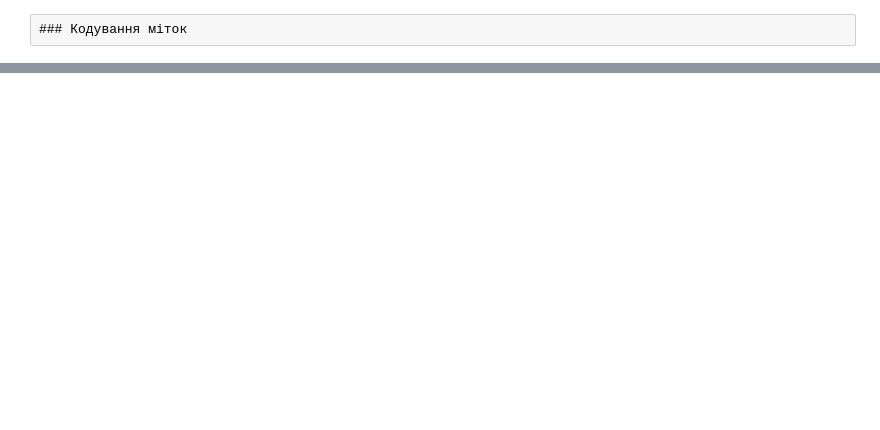
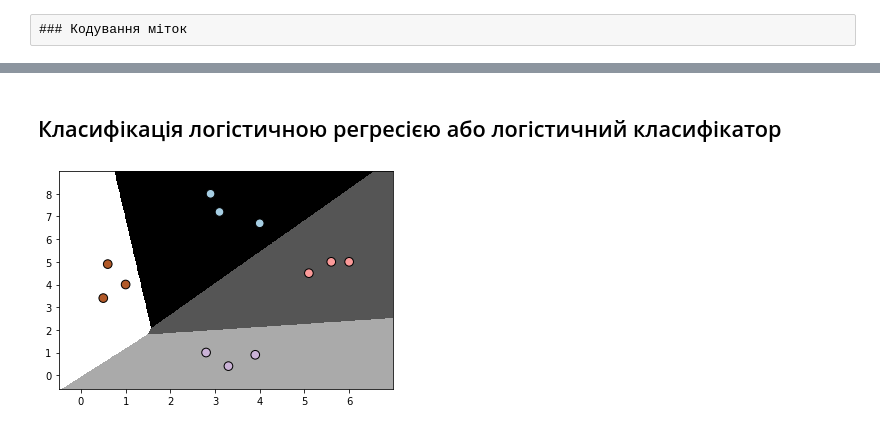
Before and after one commit to Vidzhel/AI, a Jupyter notebook: ЛР-1_Класифікація/lab.ipynb, the cells around one changed output, grey strips where cells are left out. Drawn from its saved outputs; the diff is of its cells as text; code cells hidden in the pictures; blank space fills up the shorter version.

```diff
--- a/ЛР-1_Класифікація/lab.ipynb
+++ b/ЛР-1_Класифікація/lab.ipynb
@@ -103,0 +126,21 @@ AttributeError: 'LabelEncoder' object has no attribute 'classes'
+# %% [markdown]
+## Класифікація логістичною регресією або логістичний класифікатор
+# %%
+import numpy as np
+from sklearn import linear_model
+import matplotlib.pyplot as plt
+from utilities import visualize_classifier
+
+X = np.array([[3.1, 7.2], [4, 6.7], [2.9, 8], [5.1, 4.5],
+ [6, 5], [5.6, 5], [3.3, 0.4],
+ [3.9, 0.9], [2.8, 1],
+ [0.5, 3.4], [1, 4], [0.6, 4.9]])
+y = np.array([0, 0, 0, 1, 1, 1, 2, 2, 2, 3, 3, 3])
+
+# Створення логістичного класифікатора
+classifier = linear_model.LogisticRegression(solver='liblinear',C=1)
+# Тренування класифікатора
+classifier.fit(X, y)
+visualize_classifier(classifier, X, y)
+# %% [output]
+[figure, added]
```
Also changed, not shown: parts of 44 cells of this notebook, 3 other files.
